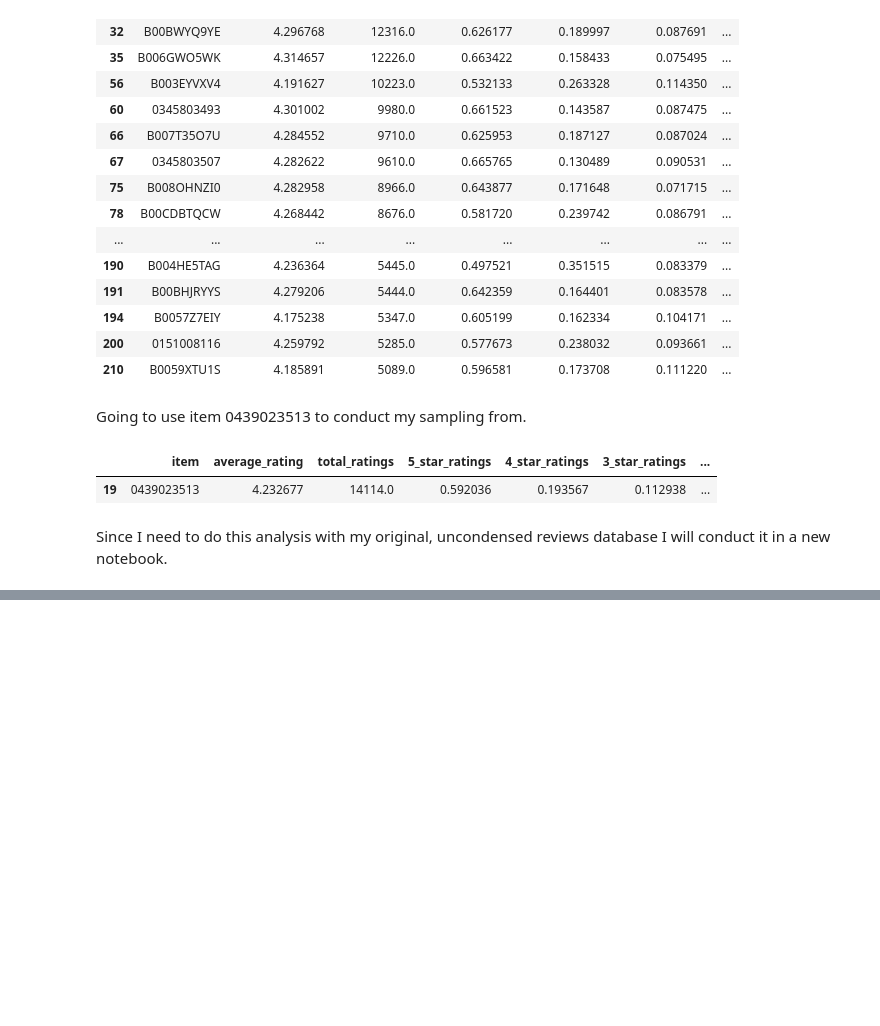
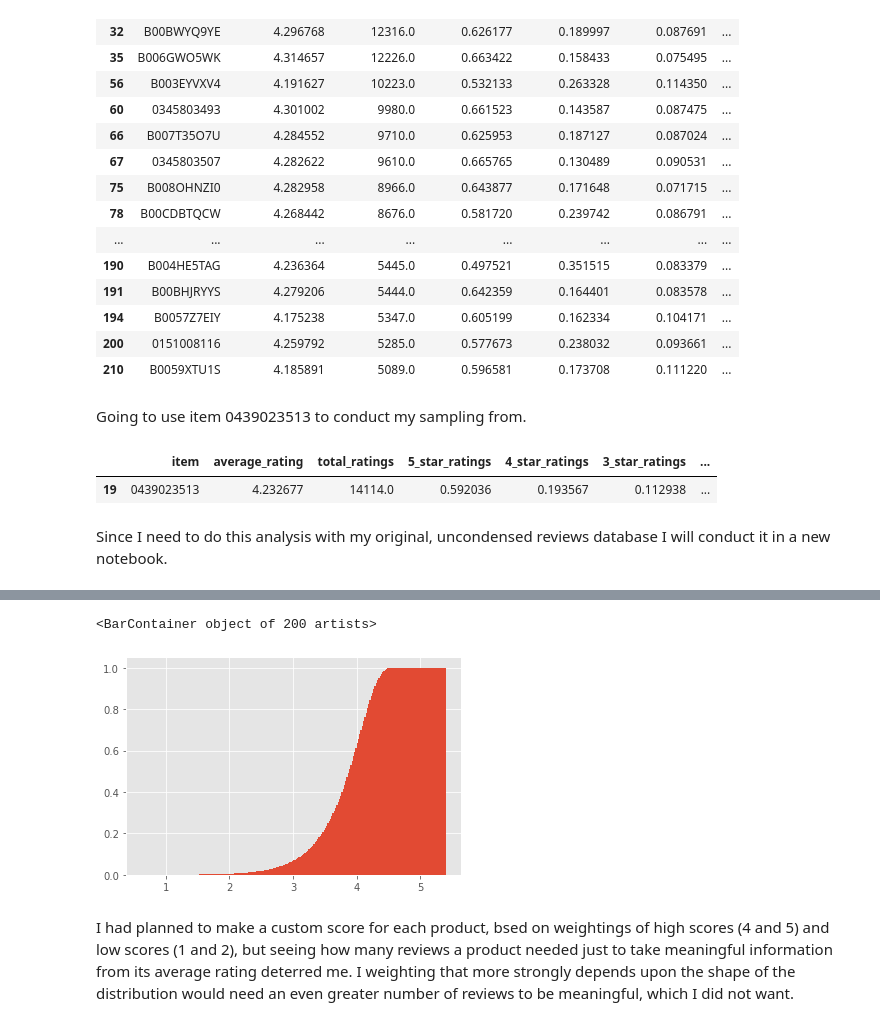
Before and after one commit to RyanBur/Python_Project, a Jupyter notebook: amazon_data_analysis.ipynb, the cells around one changed output, grey strips where cells are left out. Cells and saved outputs as stored; diff of their text form; code cells hidden in the pictures; blank space fills up the shorter version.

```diff
--- a/amazon_data_analysis.ipynb
+++ b/amazon_data_analysis.ipynb
@@ -170,0 +237,3 @@ Since I need to do this analysis with my original, uncondensed reviews database
+# %%
+cumulative_frequency_data = stats.cumfreq(amazon300_df['average_rating'], numbins=200, defaultreallimits=(1,5))
+cumulative_frequency_data
@@ -170,0 +258,7 @@ Since I need to do this analysis with my original, uncondensed reviews database
+# %%
+cumulative_frequencies = list(pd.Series(cumulative_frequency_data[0])/len(amazon300_df['average_rating']))
+starting_point = list(cumulative_frequency_data)[1]
+cum_bin_size = list(cumulative_frequency_data)[2]
+print(cumulative_frequencies)
+print(starting_point)
+print(cum_bin_size)
@@ -170,0 +269,9 @@ Since I need to do this analysis with my original, uncondensed reviews database
+# %%
+#Create the bins for my cumulative frequency plot
+bins=list(np.linspace(1.02,5,200))
+for ind, bin in enumerate(bins):
+    bins[ind] = round(bin,2)
+bins
+
+cum_freq_table = pd.DataFrame({'star_rating':bins, 'cumulative_frequency':cumulative_frequencies})
+cum_freq_table
@@ -170,0 +292,9 @@ Since I need to do this analysis with my original, uncondensed reviews database
+# %%
+# Look into a better way to visualize this using matplotlib plots or seaborn plots.
+# There should be an easy way to do it well.
+plt.bar(x=cum_freq_table['star_rating'], height=cum_freq_table['cumulative_frequency'])
+# %% [output]
+<BarContainer object of 200 artists>
+[figure, added]
+# %% [markdown]
+I had planned to make a custom score for each product, bsed on weightings of high scores (4 and 5) and low scores (1 and 2), but seeing how many reviews a product needed just to take meaningful information from its average rating deterred me. I weighting that more strongly depends upon the shape of the distribution would need an even greater number of reviews to be meaningful, which I did not want.
```
Also changed, not shown: parts of 12 cells of this notebook, 4 other files.
